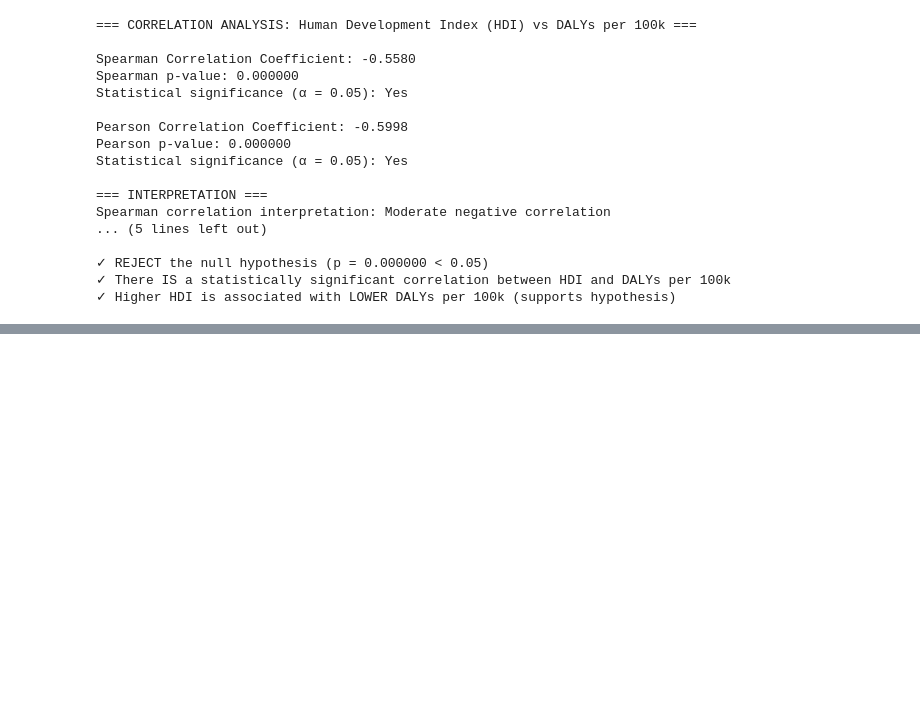
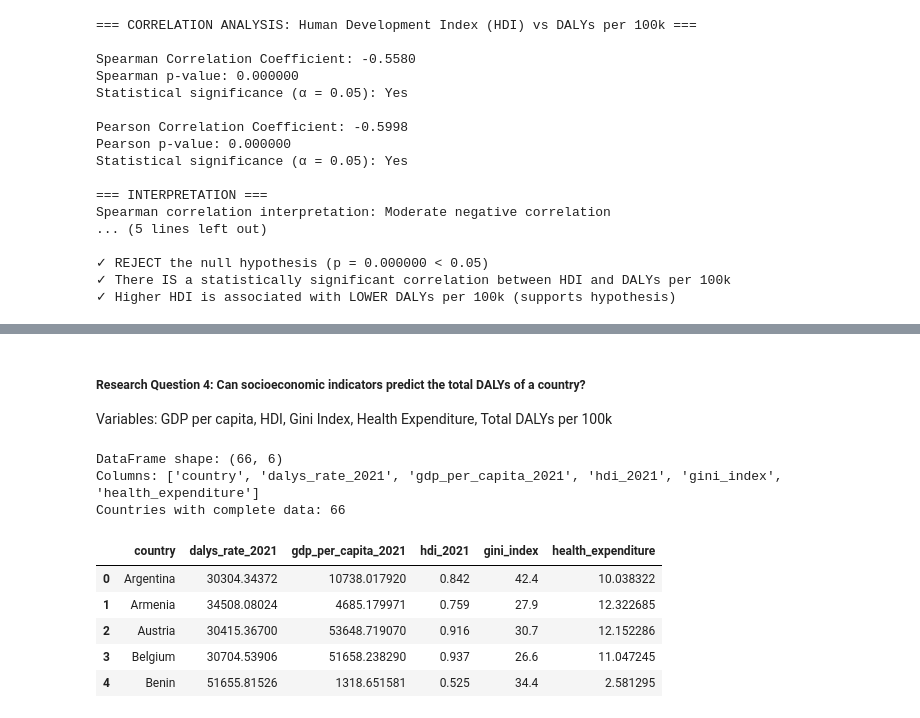
Before and after one commit to AimanIskndr/bdata-daly-socioeconomic, a Jupyter notebook: analysis.ipynb, the cells around one changed output, grey strips where cells are left out. Drawn from its saved outputs; the diff is of its cells as text; code cells hidden in the pictures; blank space fills up the shorter version.

```diff
--- a/analysis.ipynb
+++ b/analysis.ipynb
@@ -430,0 +504,41 @@ Spearman correlation interpretation: Moderate negative correlation
+# %% [markdown]
+##### **Research Question 4**: Can socioeconomic indicators predict the total DALYs of a country?
+Variables: GDP per capita, HDI, Gini Index, Health Expenditure, Total DALYs per 100k
+# %%
+# Extract "Current health expenditure (% of GDP)" and "Gini index" from worldbank_df
+health_exp_df = worldbank_df[worldbank_df.iloc[:, 0] == "Current health expenditure (% of GDP)"].copy()
+health_exp_df.columns = ['indicator', 'country', 'country_code', 'health_expenditure']
+health_exp_df = health_exp_df[['country', 'health_expenditure']].dropna()
+health_exp_df['health_expenditure'] = pd.to_numeric(health_exp_df['health_expenditure'], errors='coerce')
+health_exp_df = health_exp_df.dropna()
+
+gini_df = worldbank_df[worldbank_df.iloc[:, 0] == "Gini index"].copy()
+gini_df.columns = ['indicator', 'country', 'country_code', 'gini_index']
+gini_df = gini_df[['country', 'gini_index']].dropna()
+gini_df['gini_index'] = pd.to_numeric(gini_df['gini_index'], errors='coerce')
+gini_df = gini_df.dropna()
+# %%
+# Merge datasets to create df4
+df4 = dalys_clean.merge(gdp_df[['country', 'gdp_per_capita']], on='country', how='inner')
+df4 = df4.merge(hdi_df[['country', 'hdi']], on='country', how='inner')
+df4 = df4.merge(gini_df, on='country', how='inner')
+df4 = df4.merge(health_exp_df, on='country', how='inner')
+
+# Rename columns for clarity
+df4.columns = ['country', 'dalys_rate_2021', 'gdp_per_capita_2021', 'hdi_2021', 'gini_index', 'health_expenditure']
+
+# Display basic info about df4
+print(f"DataFrame shape: {df4.shape}")
+print(f"Columns: {df4.columns.tolist()}")
+print(f"Countries with complete data: {len(df4)}")
+df4.head()
+# %% [output]
+DataFrame shape: (66, 6)
+Columns: ['country', 'dalys_rate_2021', 'gdp_per_capita_2021', 'hdi_2021', 'gini_index', 'health_expenditure']
+Countries with complete data: 66
+|  | country | dalys_rate_2021 | gdp_per_capita_2021 | hdi_2021 | gini_index | health_expenditure |
+| 0 | Argentina | 30304.34372 | 10738.017920 | 0.842 | 42.4 | 10.038322 |
+| 1 | Armenia | 34508.08024 | 4685.179971 | 0.759 | 27.9 | 12.322685 |
+| 2 | Austria | 30415.36700 | 53648.719070 | 0.916 | 30.7 | 12.152286 |
+| 3 | Belgium | 30704.53906 | 51658.238290 | 0.937 | 26.6 | 11.047245 |
+| 4 | Benin | 51655.81526 | 1318.651581 | 0.525 | 34.4 | 2.581295 |
```
Also changed, not shown: parts of 15 cells of this notebook, 6 other files.
